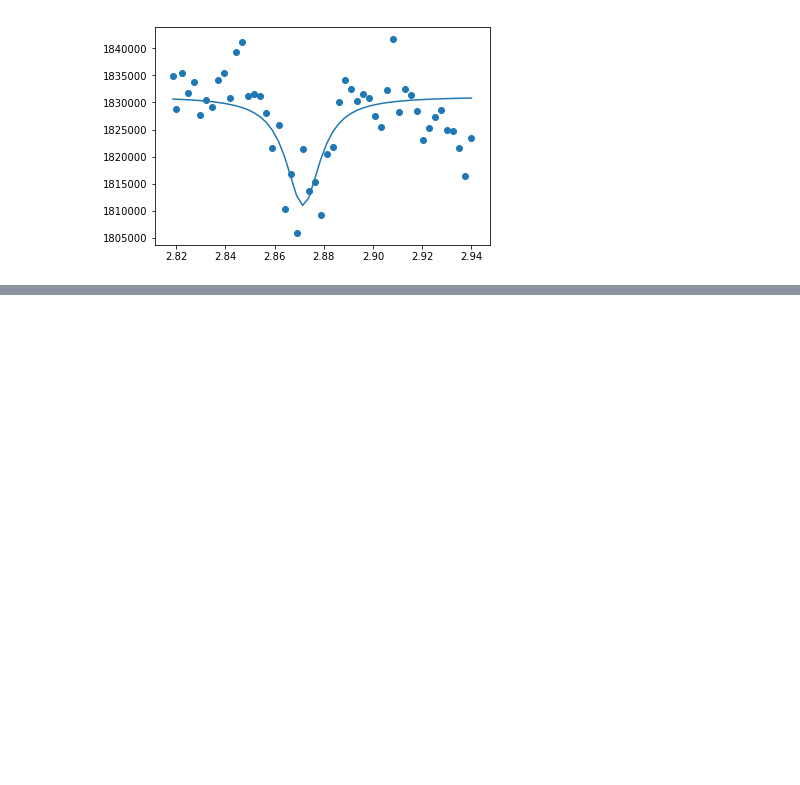
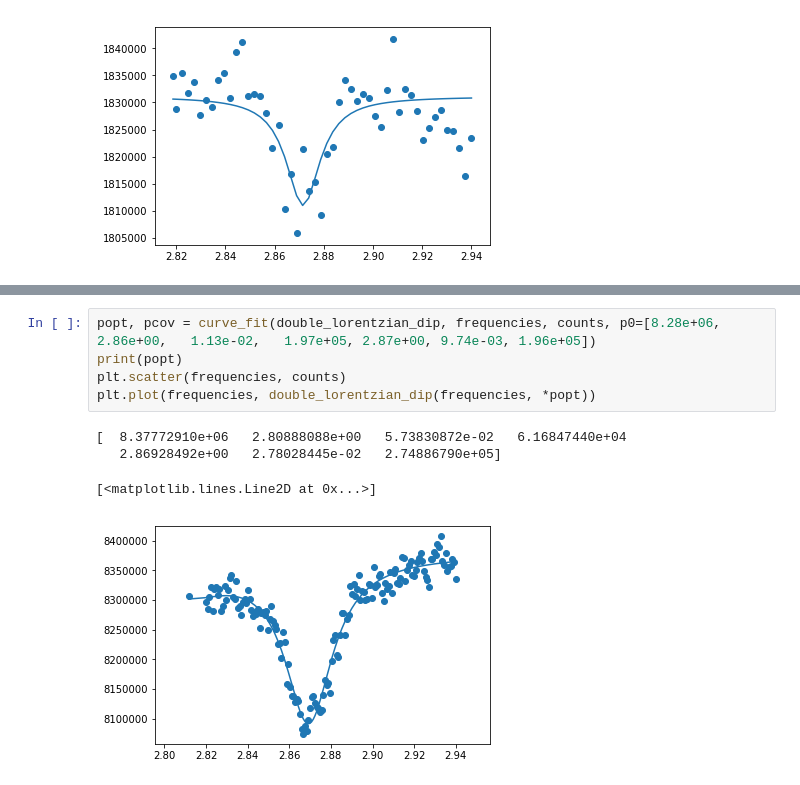
Before and after one commit to Lyra-Cronin/Thesis-Python, a Jupyter notebook: Graphing.ipynb, the cells around one changed output, grey strips where cells are left out. Drawn from its saved outputs; the diff is of its cells as text; blank space fills up the shorter version.

```diff
--- a/Graphing.ipynb
+++ b/Graphing.ipynb
@@ -48,0 +77,10 @@ plt.scatter(frequencies, counts)
+# %%
+popt, pcov = curve_fit(double_lorentzian_dip, frequencies, counts, p0=[8.28e+06,   2.86e+00,   1.13e-02,   1.97e+05, 2.87e+00, 9.74e-03, 1.96e+05])
+print(popt)
+plt.scatter(frequencies, counts)
+plt.plot(frequencies, double_lorentzian_dip(frequencies, *popt))
+# %% [output]
+[  8.37772910e+06   2.80888088e+00   5.73830872e-02   6.16847440e+04
+   2.86928492e+00   2.78028445e-02   2.74886790e+05]
+[<matplotlib.lines.Line2D at 0x...>]
+[figure, added]
```
Also changed, not shown: parts of 9 cells of this notebook, 1 other file.
